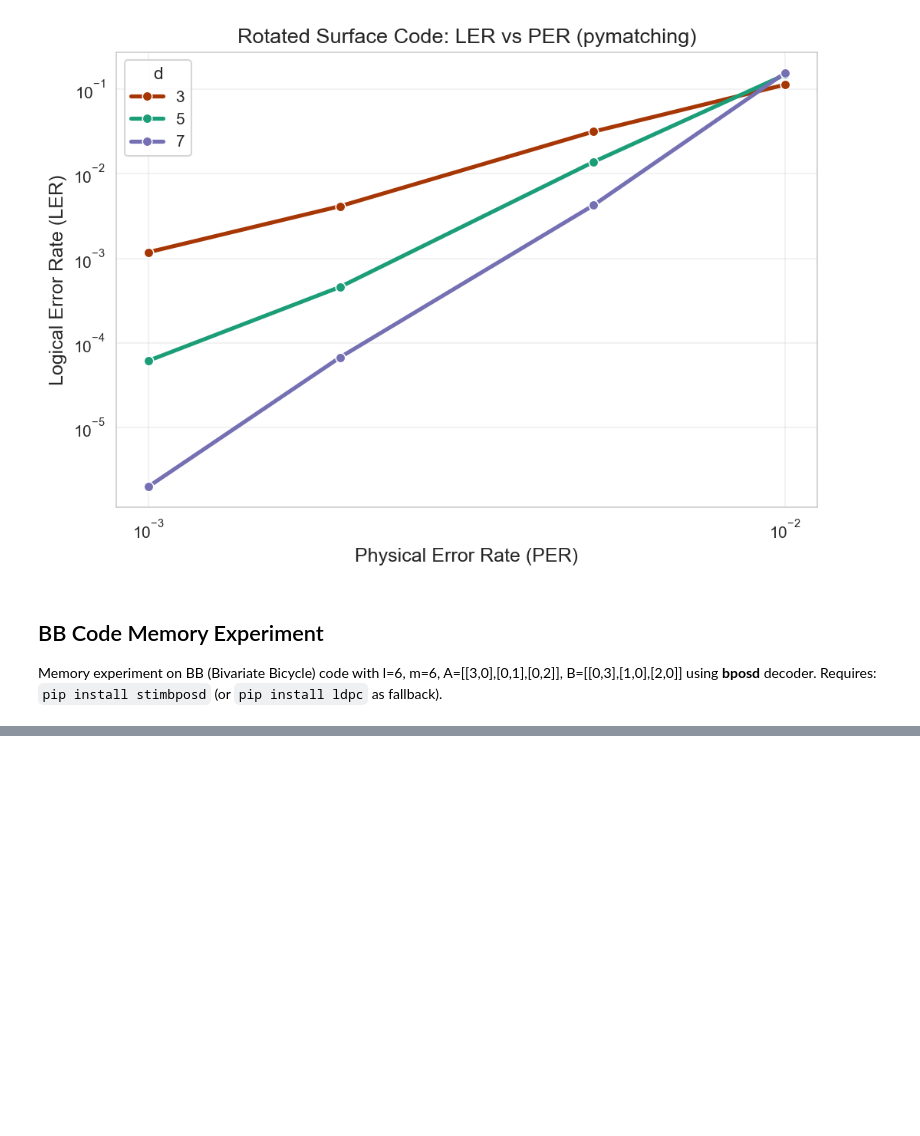
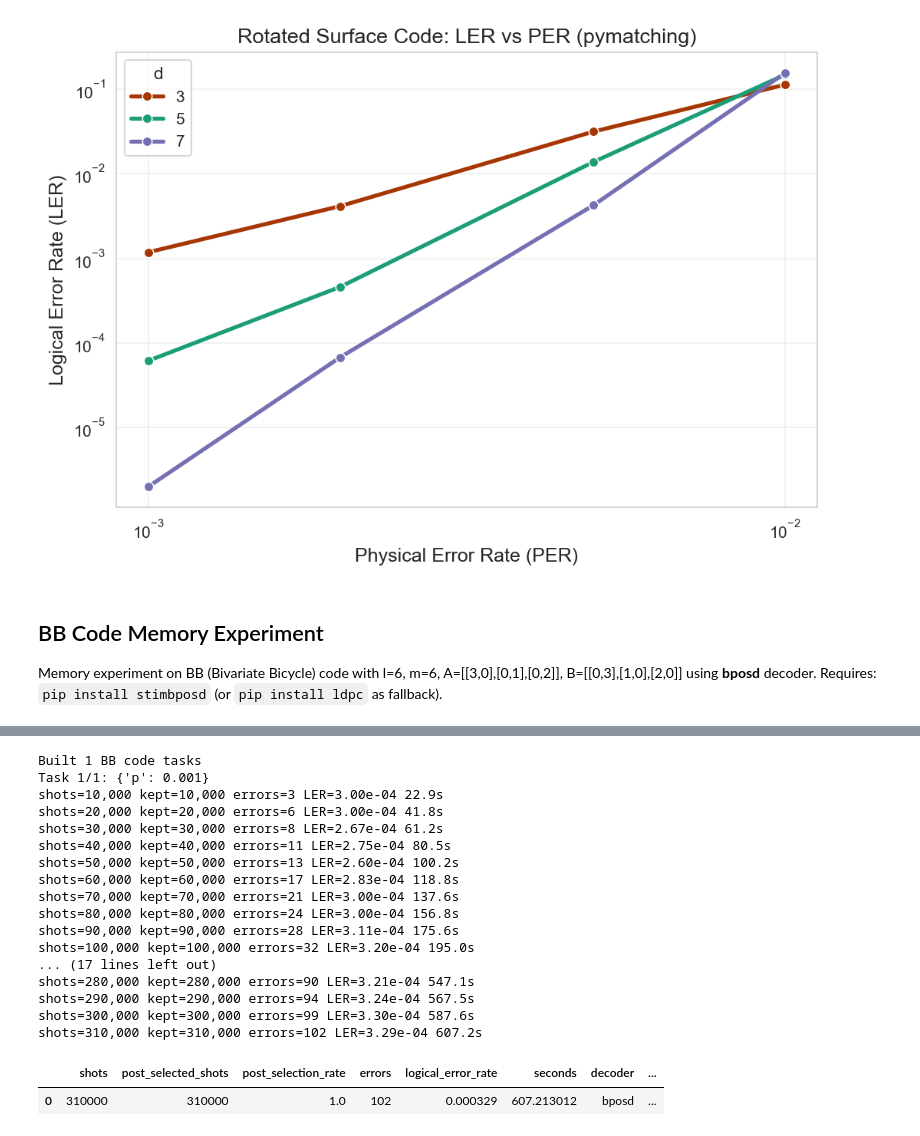
Before and after one commit to QuTone/LightStim, a Jupyter notebook: notebooks/test_decoder.ipynb, the cells around one changed output, grey strips where cells are left out. Cells and saved outputs as stored; diff of their text form; code cells hidden in the pictures; blank space fills up the shorter version.

```diff
--- a/notebooks/test_decoder.ipynb
+++ b/notebooks/test_decoder.ipynb
@@ -222,0 +256,80 @@ plot_ler_vs_p(
+# %%
+import sys
+import os
+import numpy as np
+
+# Add project root to path
+project_root = os.path.abspath(os.path.join(os.getcwd(), '..'))
+if project_root not in sys.path:
+    sys.path.insert(0, project_root)
+
+from experiments.memory import MemoryExperiment
+from src.qec_code.surface_code.rotated import RotatedSurfaceCode, RotatedSurfaceCodeExtractionBlock
+from src.qec_code.surface_code.toric import ToricCode, ToricCodeExtractionBlock
+from src.ir.qec_system import QECSystem
+from src.noise.config import NoiseConfig
+from src.simulation.decoder_backend import SimulationPipeline, ExperimentTask, DecoderConfig
+from src.plot import plot_ler_vs_p
+# BB code parameters
+BB_L, BB_M = 6, 6
+BB_A = [[3, 0], [0, 1], [0, 2]]
+BB_B = [[0, 3], [1, 0], [2, 0]]
+BB_ROUNDS = 6  # rounds for memory experiment
+BB_PER_LIST = [1e-3]  # BB codes are larger; use lower PER for reasonable LER
+BB_MAX_ERRORS = 100
+# Build BB code tasks
+from src.qec_code.BB_code import BBCode, BBCodeExtractionBlock
+
+bb_tasks = []
+for p in BB_PER_LIST:
+    bb_code = BBCode(l=BB_L, m=BB_M, A=BB_A, B=BB_B, d=6)
+    system = QECSystem()
+    system.add_patch(bb_code, name="bb")
+    noise_params = NoiseConfig(p_idle=p, p_meas=p, p_reset=p, p_1q=p, p_2q=p)
+    import io, contextlib
+    with contextlib.redirect_stdout(io.StringIO()):
+        mem_exp = MemoryExperiment(
+            qec_system=system,
+            extraction_block_class=BBCodeExtractionBlock,
+            rounds=BB_ROUNDS,
+            noise_params=noise_params,
+            noise_model='circuit_level',
+            basis='Z',
+        )
+        circuit = mem_exp.build()
+    bb_tasks.append(ExperimentTask(circuit, json_metadata={"p": p}))
+
+print(f"Built {len(bb_tasks)} BB code tasks")
+# Run simulation with bposd decoder (requires: pip install stimbposd)
+decoder_config = DecoderConfig("bposd", backend="gpu")
+bb_pipeline = SimulationPipeline(
+    decoder_config=decoder_config,
+    max_errors=BB_MAX_ERRORS,
+    max_shots=1_000_000,
+    num_workers=1, # no need for multiprocessing with GPU decoder
+    print_progress=True,
+)
+
+df_bb = bb_pipeline.run_batch(bb_tasks)
+df_bb
+# TIP: This is raw result. Need to divide by rounds to get per-round LER
+# %% [output]
+Built 1 BB code tasks
+Task 1/1: {'p': 0.001}
+shots=10,000 kept=10,000 errors=3 LER=3.00e-04 22.9s
+shots=20,000 kept=20,000 errors=6 LER=3.00e-04 41.8s
+shots=30,000 kept=30,000 errors=8 LER=2.67e-04 61.2s
+shots=40,000 kept=40,000 errors=11 LER=2.75e-04 80.5s
+shots=50,000 kept=50,000 errors=13 LER=2.60e-04 100.2s
+shots=60,000 kept=60,000 errors=17 LER=2.83e-04 118.8s
+shots=70,000 kept=70,000 errors=21 LER=3.00e-04 137.6s
+shots=80,000 kept=80,000 errors=24 LER=3.00e-04 156.8s
+shots=90,000 kept=90,000 errors=28 LER=3.11e-04 175.6s
+shots=100,000 kept=100,000 errors=32 LER=3.20e-04 195.0s
+... (17 lines left out)
+shots=280,000 kept=280,000 errors=90 LER=3.21e-04 547.1s
+shots=290,000 kept=290,000 errors=94 LER=3.24e-04 567.5s
+shots=300,000 kept=300,000 errors=99 LER=3.30e-04 587.6s
+shots=310,000 kept=310,000 errors=102 LER=3.29e-04 607.2s
+|  | shots | post_selected_shots | post_selection_rate | errors | logical_error_rate | seconds | decoder | ... |
+| 0 | 310000 | 310000 | 1.0 | 102 | 0.000329 | 607.213012 | bposd | ... |
```
Also changed, not shown: parts of 6 cells of this notebook, 12 other files.
